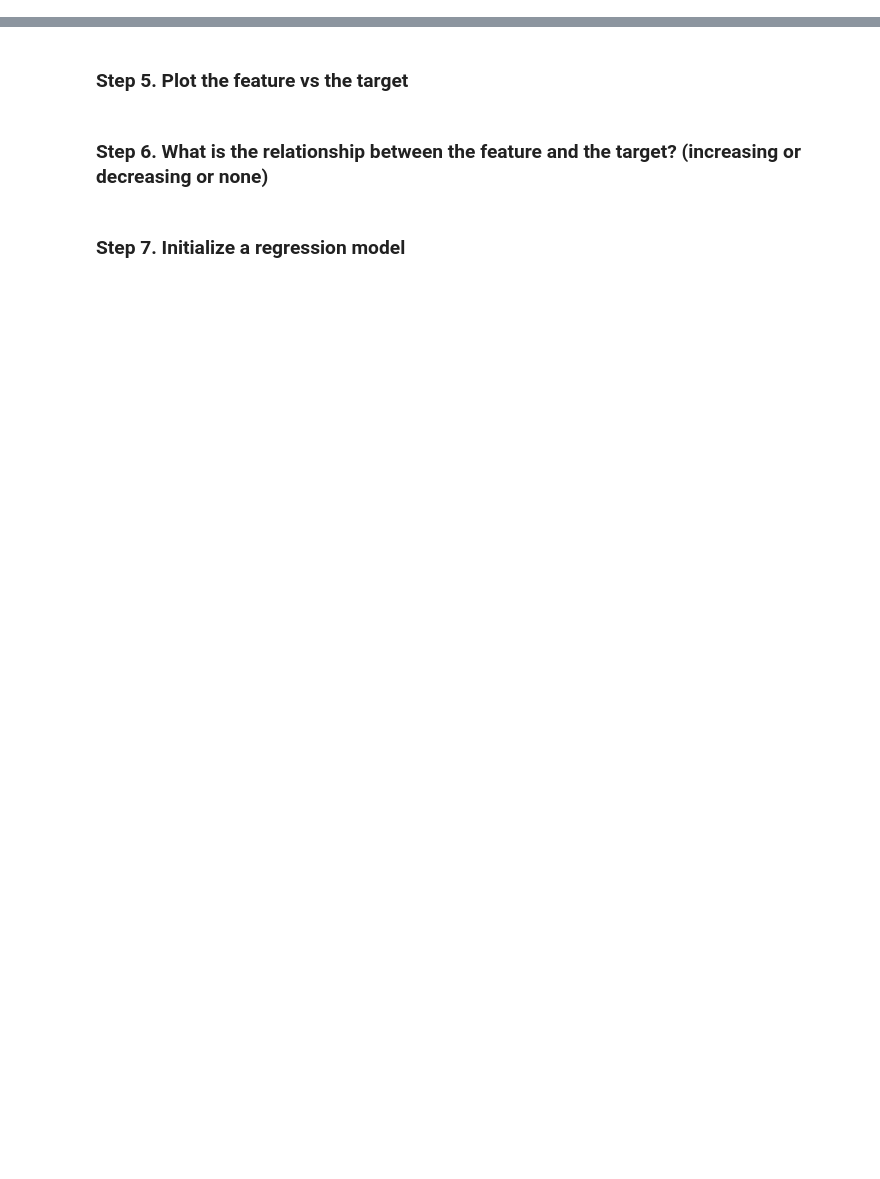
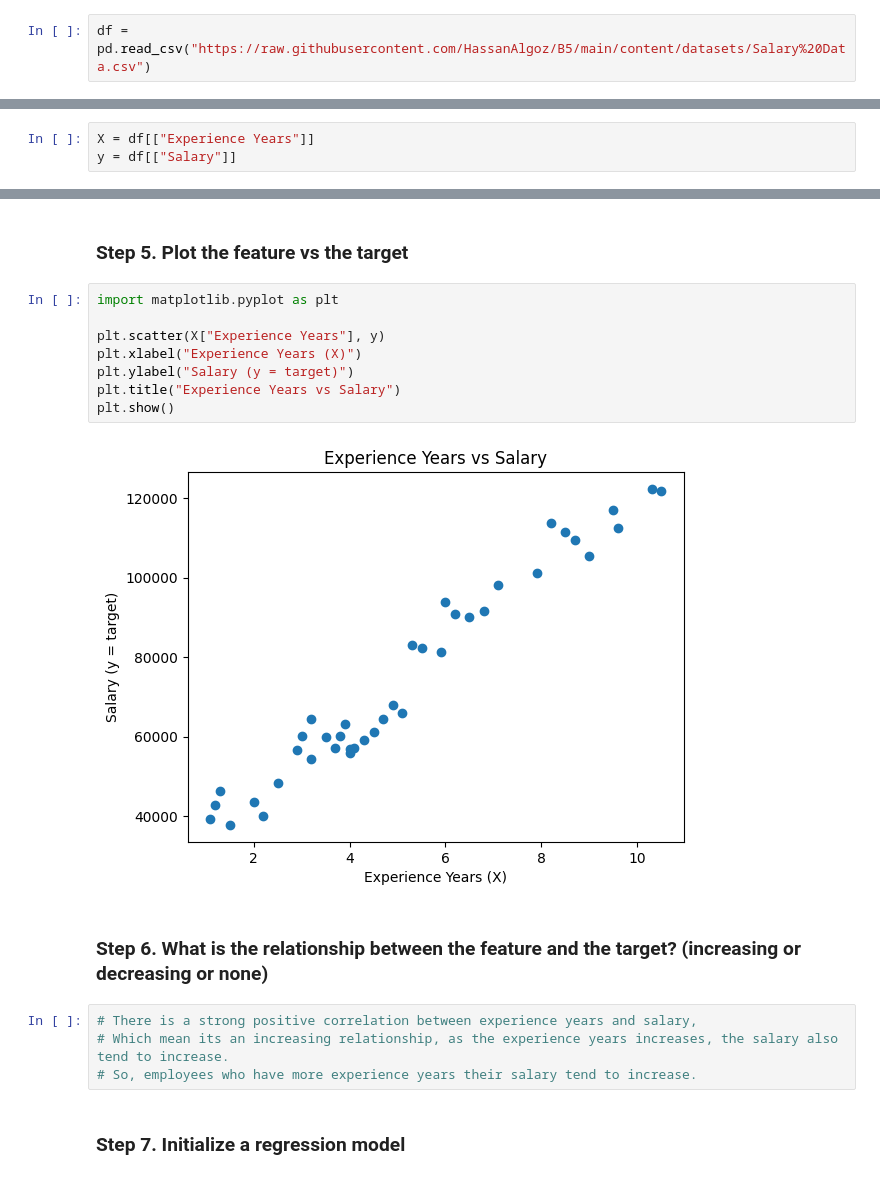
Before and after one commit to hanoufalmogri/python, a Jupyter notebook: student/exercises/week 3 exercises/Exer2.ipynb, the cells around one changed output, grey strips where cells are left out. Drawn from its saved outputs; the diff is of its cells as text; blank space fills up the shorter version.

```diff
--- a/student/exercises/week 3 exercises/Exer2.ipynb
+++ b/student/exercises/week 3 exercises/Exer2.ipynb
@@ -17,7 +17,12 @@ import sklearn
 | 2 | 1.3 | 46205 |
 | 3 | 1.5 | 37731 |
 | 4 | 2.0 | 43525 |
+# %%
+df = pd.read_csv("https://raw.githubusercontent.com/HassanAlgoz/B5/main/content/datasets/Salary%20Data.csv")
 # %% [markdown]
 ### Step 2.a Assign variables `X` to the features and `y` to the target
+# %%
+X = df[["Experience Years"]]
+y = df[["Salary"]]
 # %% [markdown]
 ### Step 2.b print the type of each
@@ -30,6 +74,20 @@ import sklearn
 # %% [markdown]
 ### Step 5. Plot the feature vs the target
+# %%
+import matplotlib.pyplot as plt
+
+plt.scatter(X["Experience Years"], y)
+plt.xlabel("Experience Years (X)")
+plt.ylabel("Salary (y = target)")
+plt.title("Experience Years vs Salary")
+plt.show()
+# %% [output]
+[figure, added]
 # %% [markdown]
 ### Step 6. What is the relationship between the feature and the target? (increasing or decreasing or none)
+# %%
+# There is a strong positive correlation between experience years and salary,
+# Which mean its an increasing relationship, as the experience years increases, the salary also tend to increase.
+# So, employees who have more experience years their salary tend to increase.
 # %% [markdown]
 ### Step 7. Initialize a regression model
```
Also changed, not shown: parts of 15 cells of this notebook, 1 other file.
